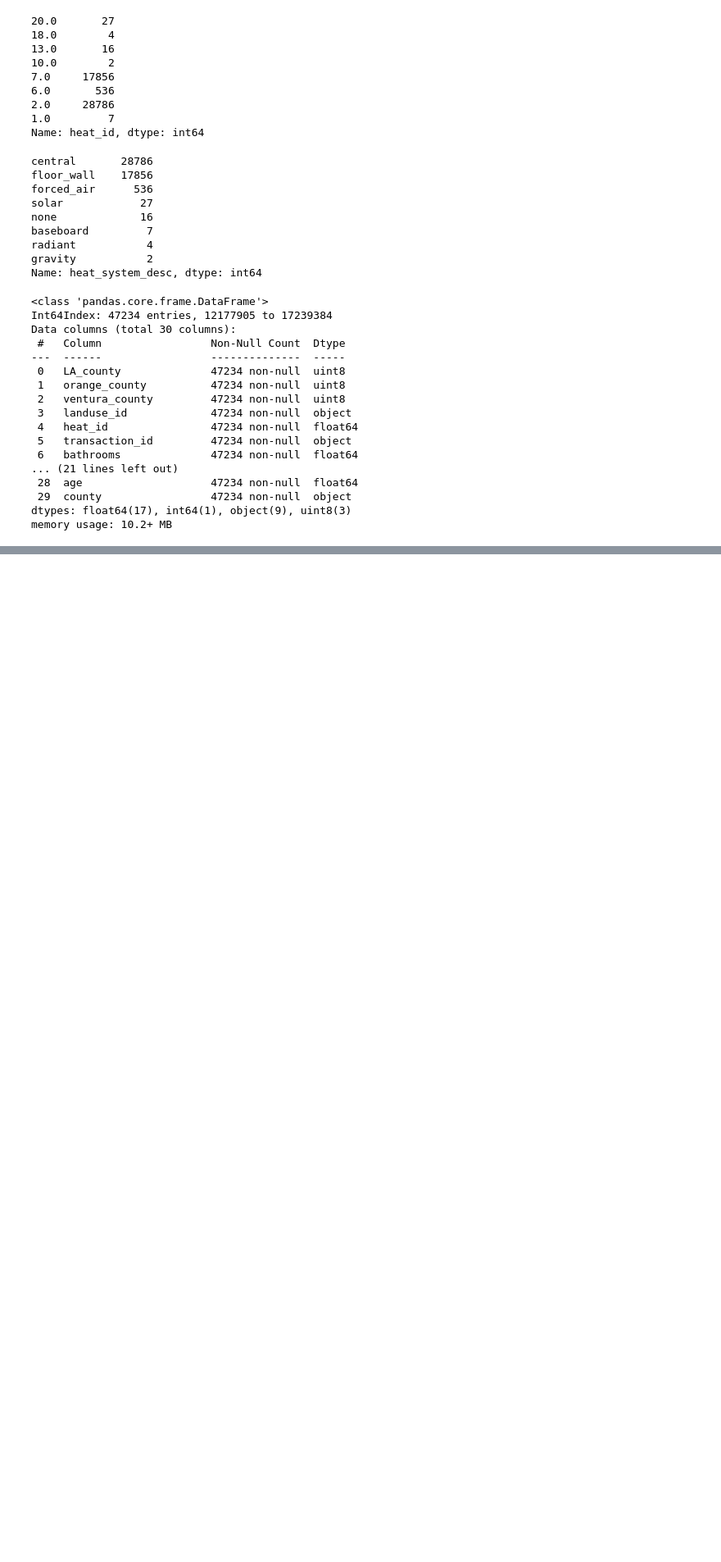
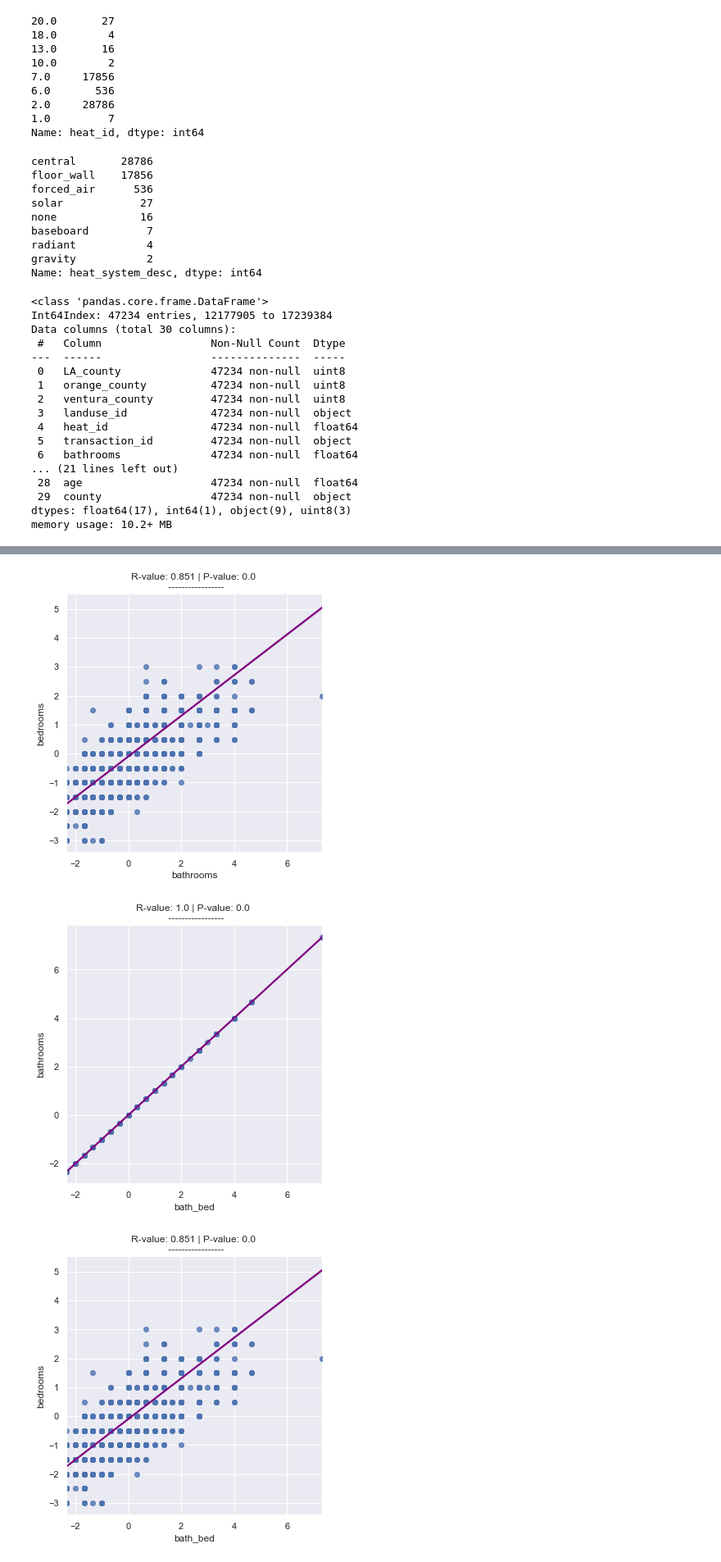
Before and after one commit to HopperTeam6/Zillow_Clustering_Project, a Jupyter notebook: bondy_property_workbook.ipynb, the cells around one changed output, grey strips where cells are left out. Shown at 82% size. Drawn from its saved outputs; the diff is of its cells as text; code cells hidden in the pictures; blank space fills up the shorter version.

```diff
--- a/bondy_property_workbook.ipynb
+++ b/bondy_property_workbook.ipynb
@@ -1054,0 +1085,6 @@ memory usage: 10.2+ MB
+# %%
+#split the data
+train, validate, test = mf.split_data(df)
+
+#scale the relevant data
+train_scaled, validate_scaled, test_scaled, scaler = sc.robust_scaler(train, validate, test, quant_vars)
@@ -1054,0 +1130,4 @@ memory usage: 10.2+ MB
+# %%
+#concatenate target values onto scaled dataframe for easier correlation vizs
+train_scaled_with_target = pd.concat([train_scaled, train.log_error], axis = 1)
+train_scaled_with_target.head()
@@ -1054,0 +1142,7 @@ memory usage: 10.2+ MB
+# %%
+#add log error to continous plots
+quant_vars.append('log_error')
+
+#verify list of continuous variables
+print(quant_vars)
+len(quant_vars)
@@ -1054,0 +1152,5 @@ memory usage: 10.2+ MB
+# %%
+#compose lists of continuous variables such that no one can
+target = quant_vars[13]
+first_corrs = quant_vars[:7] + [target]
+second_corrs = quant_vars[7:14]
@@ -1054,0 +1180,9 @@ memory usage: 10.2+ MB
+# %%
+import explore_bits as eb
+
+#plot linear correlations (if any) between continuous variables
+eb.plot_variable_pairs(train_scaled_with_target, first_corrs)
+# %% [output]
+[figure, added]
+[figure, added]
+[figure, added]
```
Also changed, not shown: parts of 16 cells of this notebook.
